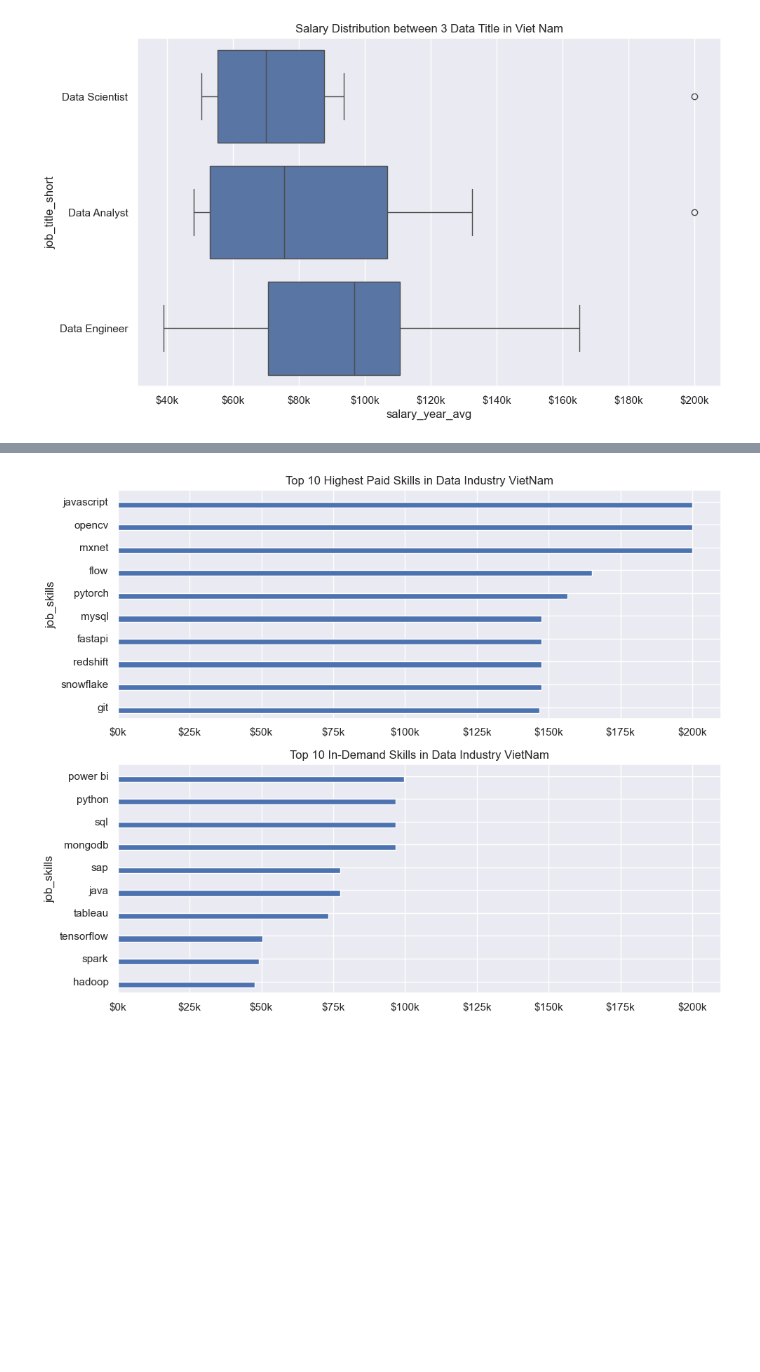
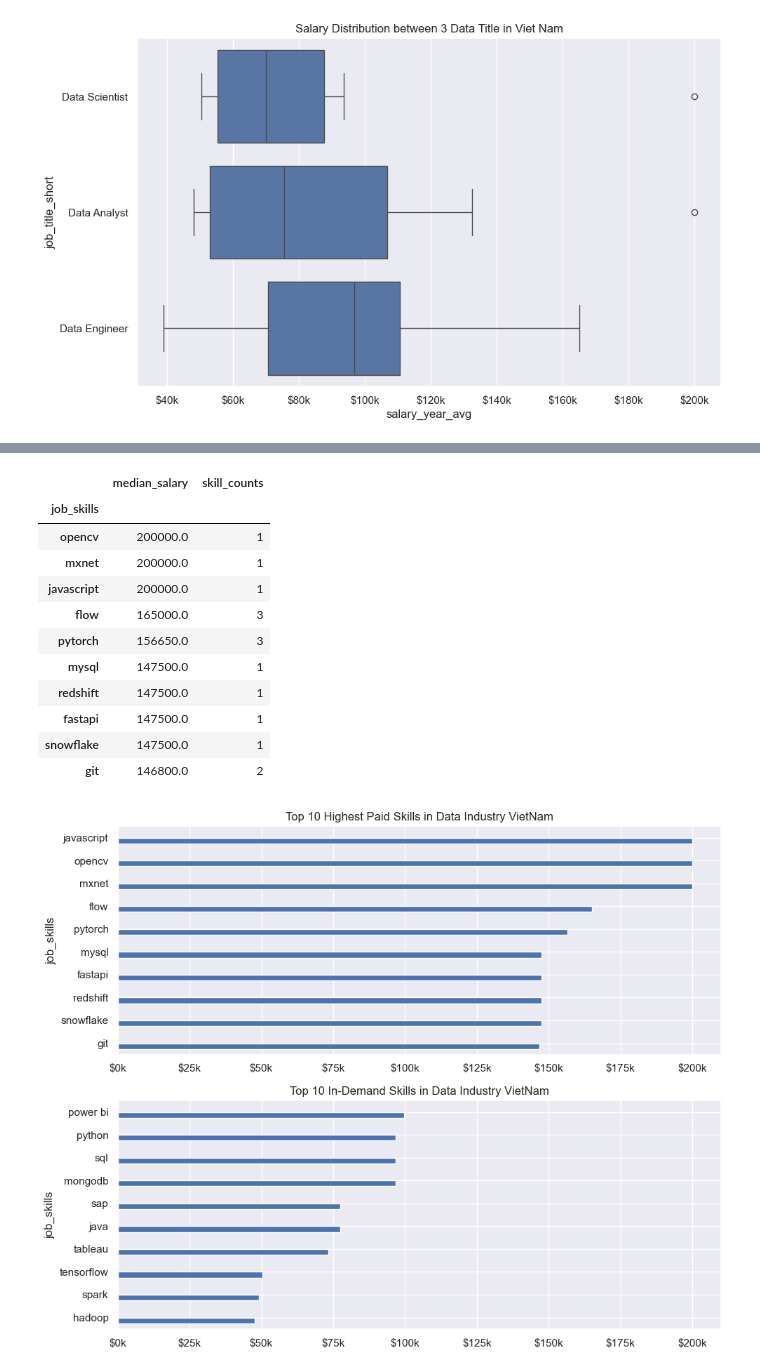
Before and after one commit to kunbox96/job-analysis, a Jupyter notebook: job_data.ipynb, the cells around one changed output, grey strips where cells are left out. Drawn from its saved outputs; the diff is of its cells as text; code cells hidden in the pictures; blank space fills up the shorter version.

```diff
--- a/job_data.ipynb
+++ b/job_data.ipynb
@@ -560,14 +564,29 @@ df_VN_non_na.head()
 # %%
 df_exploded_nna = df_exploded.dropna(subset='salary_year_avg')
 
 df_skill_group = df_exploded_nna.groupby('job_skills').agg(
     median_salary= ('salary_year_avg', 'median'),
     skill_counts= ('job_skills', 'count')
 )
 
 top10_median_salary_sorted = df_skill_group.sort_values(by='median_salary', ascending=False).head(10)
 
 top10_in_demand_skills = df_skill_group.sort_values(by='skill_counts', ascending=False).head(10).sort_values(by='median_salary', ascending=False).head(10)
+
+top10_median_salary_sorted
+# %% [output]
+|  | median_salary | skill_counts |
+| job_skills |  |  |
+| opencv | 200000.0 | 1 |
+| mxnet | 200000.0 | 1 |
+| javascript | 200000.0 | 1 |
+| flow | 165000.0 | 3 |
+| pytorch | 156650.0 | 3 |
+| mysql | 147500.0 | 1 |
+| redshift | 147500.0 | 1 |
+| fastapi | 147500.0 | 1 |
+| snowflake | 147500.0 | 1 |
+| git | 146800.0 | 2 |
 # %%
 fig, ax = plt.subplots(2,1, figsize=(10,8))
 
```
Also changed, not shown: parts of 6 cells of this notebook.
